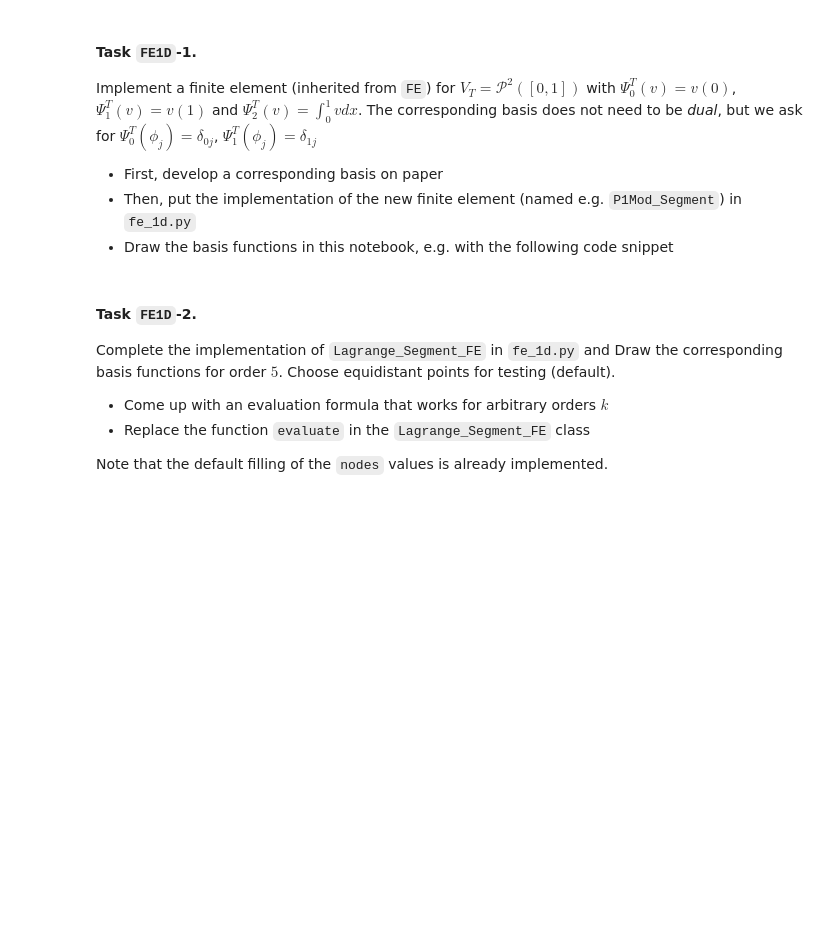
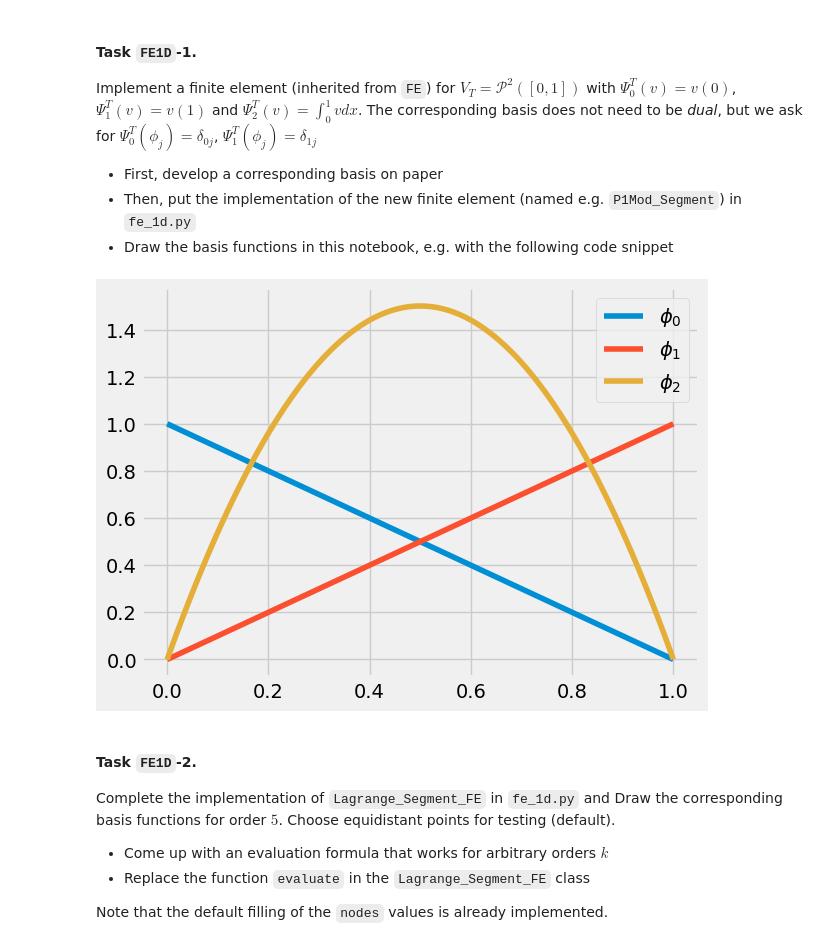
Before and after one commit to ilyagutkin/Bachelorarbeit-Rechenpraktikum-ilyagutkin, a Jupyter notebook: lectures/fe.ipynb, the cells around one changed output. Cells and saved outputs as stored; diff of their text form; code cells hidden in the pictures; blank space fills up the shorter version.

Commit message:
Added P1Mod_Segment_FE

```diff
--- a/lectures/fe.ipynb
+++ b/lectures/fe.ipynb
@@ -91,9 +94,11 @@ The corresponding basis does not need to be *dual*, but we ask for $\Psi^T_0(\ph
 * Then, put the implementation of the new finite element (named e.g. `P1Mod_Segment`) in `fe_1d.py`
 * Draw the basis functions in this notebook, e.g. with the following code snippet
 # %%
-#from methodsnm.fe_1d import P1Mod_Segment_FE
-#p1m = P1Mod_Segment_FE()
-#DrawSegmentFE(p1m)
+from methodsnm.fe_1d import P1Mod_Segment_FE
+p1m = P1Mod_Segment_FE()
+DrawSegmentFE(p1m)
+# %% [output]
+[figure, added]
 # %% [markdown]
 #### Task `FE1D`-2.
 Complete the implementation of `Lagrange_Segment_FE` in `fe_1d.py` and Draw the corresponding basis functions for order $5$. Choose equidistant points for testing (default).
```
Also changed, not shown: parts of 1 cell of this notebook, 1 other file.
